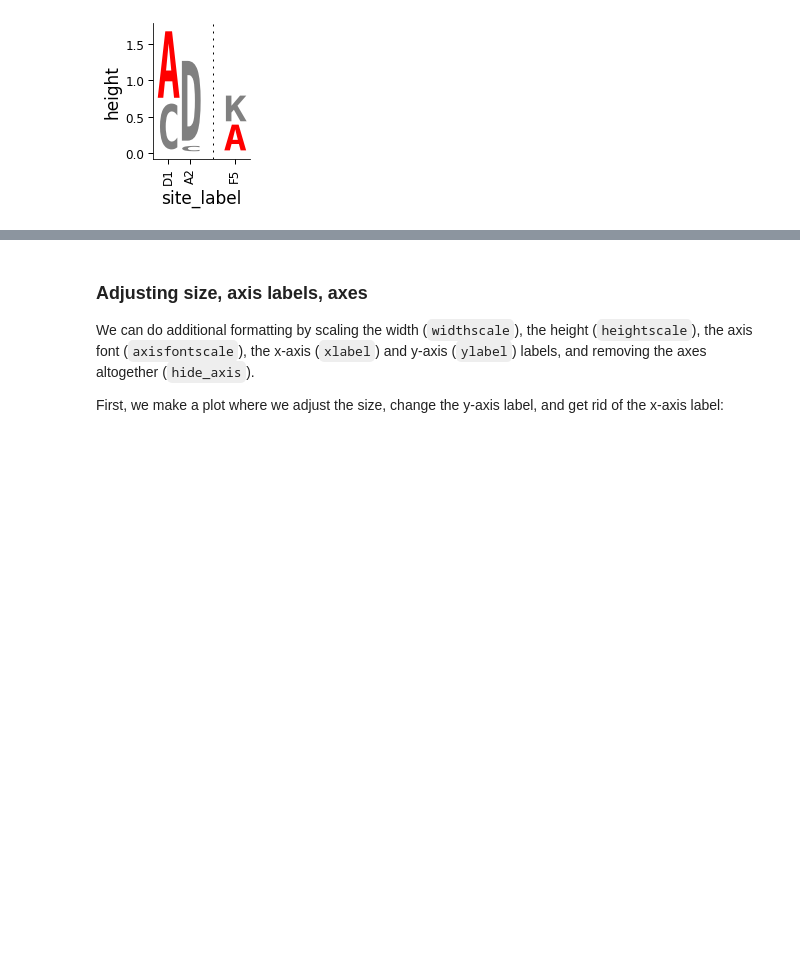
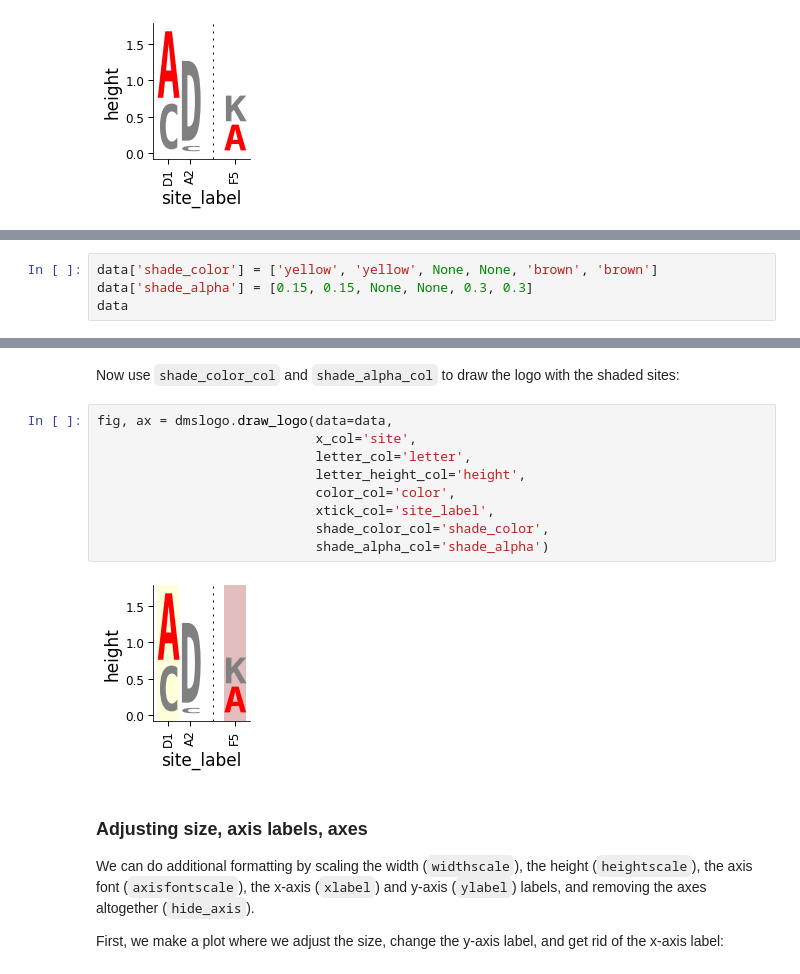
Before and after one commit to jbloomlab/dmslogo, a Jupyter notebook: notebooks/basic_example.ipynb, the cells around one changed output, grey strips where cells are left out. Drawn from its saved outputs; the diff is of its cells as text; blank space fills up the shorter version.

Commit message:
add `shade_color_col` and `shade_alpha_col` to `draw_logo`

```diff
--- a/notebooks/basic_example.ipynb
+++ b/notebooks/basic_example.ipynb
@@ -179,0 +184,4 @@ fig, ax = dmslogo.draw_logo(data=data,
+# %%
+data['shade_color'] = ['yellow', 'yellow', None, None, 'brown', 'brown']
+data['shade_alpha'] = [0.15, 0.15, None, None, 0.3, 0.3]
+data
@@ -180,3 +196,16 @@ fig, ax = dmslogo.draw_logo(data=data,
+# %% [markdown]
+Now use `shade_color_col` and `shade_alpha_col` to draw the logo with the shaded sites:
+# %%
+fig, ax = dmslogo.draw_logo(data=data,
+                            x_col='site',
+                            letter_col='letter',
+                            letter_height_col='height',
+                            color_col='color',
+                            xtick_col='site_label',
+                            shade_color_col='shade_color',
+                            shade_alpha_col='shade_alpha')
+# %% [output]
+[figure, added]
 # %% [markdown]
 ### Adjusting size, axis labels, axes
 
```
Also changed, not shown: parts of 5 cells of this notebook, 3 other files.
